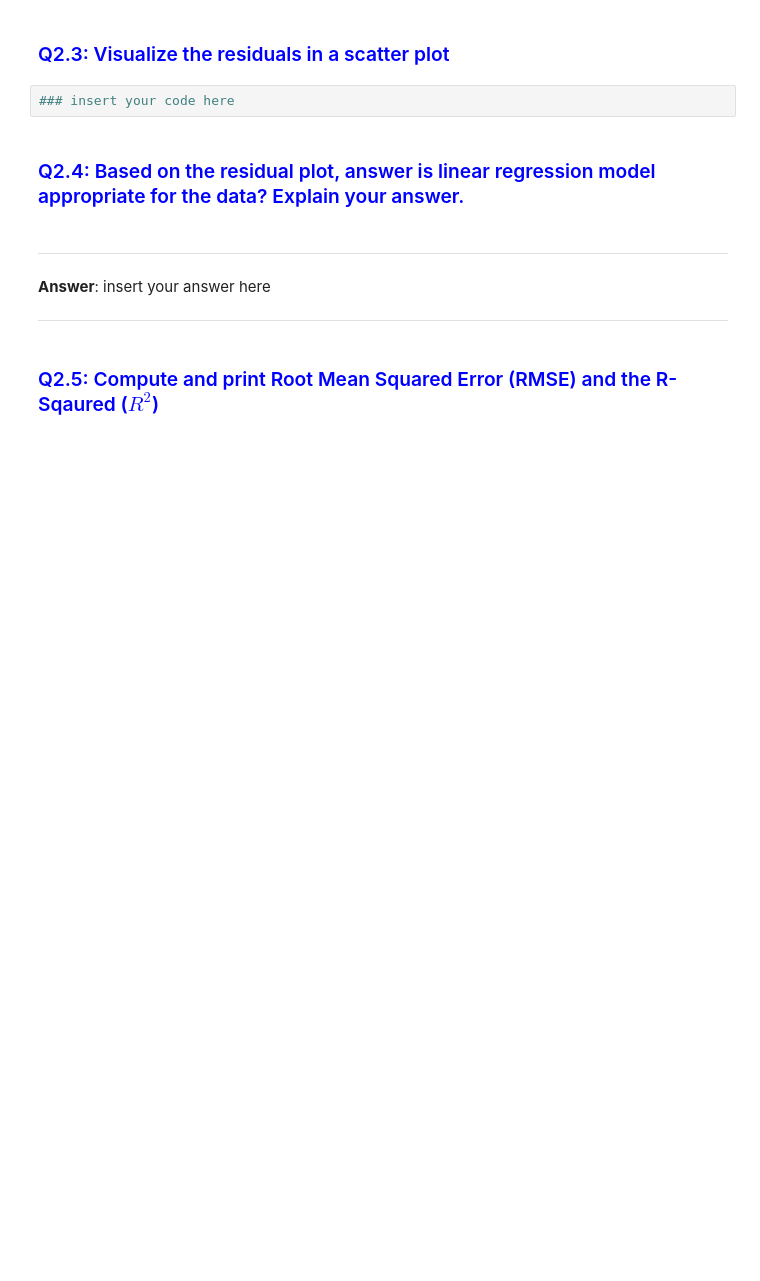
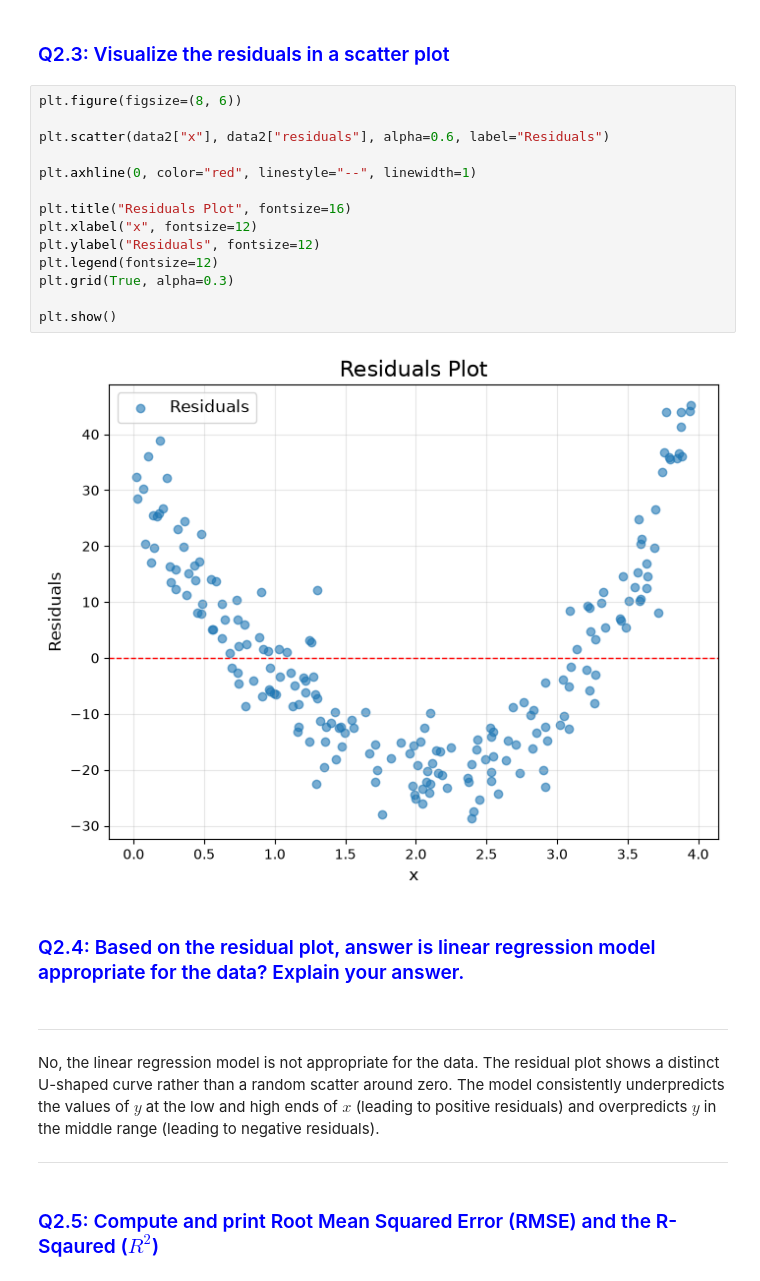
Before and after one commit to chikooooo/Statistics, a Jupyter notebook: Lab 3/TP3_Linear_Regression.ipynb, the cells around one changed output. Drawn from its saved outputs; the diff is of its cells as text; blank space fills up the shorter version.

```diff
--- a/Lab 3/TP3_Linear_Regression.ipynb
+++ b/Lab 3/TP3_Linear_Regression.ipynb
@@ -1088,14 +1113,28 @@ plt.show()
 # %% [markdown]
 ### <span style="color:blue"> Q2.3: Visualize the residuals in a scatter plot </span>
 # %%
-### insert your code here
+plt.figure(figsize=(8, 6))
+
+plt.scatter(data2["x"], data2["residuals"], alpha=0.6, label="Residuals")
+
+plt.axhline(0, color="red", linestyle="--", linewidth=1)
+
+plt.title("Residuals Plot", fontsize=16)
+plt.xlabel("x", fontsize=12)
+plt.ylabel("Residuals", fontsize=12)
+plt.legend(fontsize=12)
+plt.grid(True, alpha=0.3)
+
+plt.show()
+# %% [output]
+[figure, added]
 # %% [markdown]
 ### <span style="color:blue"> Q2.4: Based on the residual plot, answer is linear regression model appropriate for the data? Explain your answer. </span>
 # %% [markdown]
 ----
 <div>
 
-**Answer**: insert your answer here
+No, the linear regression model is not appropriate for the data. The residual plot shows a distinct U-shaped curve rather than a random scatter around zero. The model consistently underpredicts the values of $y$ at the low and high ends of $x$ (leading to positive residuals) and overpredicts $y$ in the middle range (leading to negative residuals).
 
 
 </div>
```
Also changed, not shown: parts of 6 cells of this notebook.
